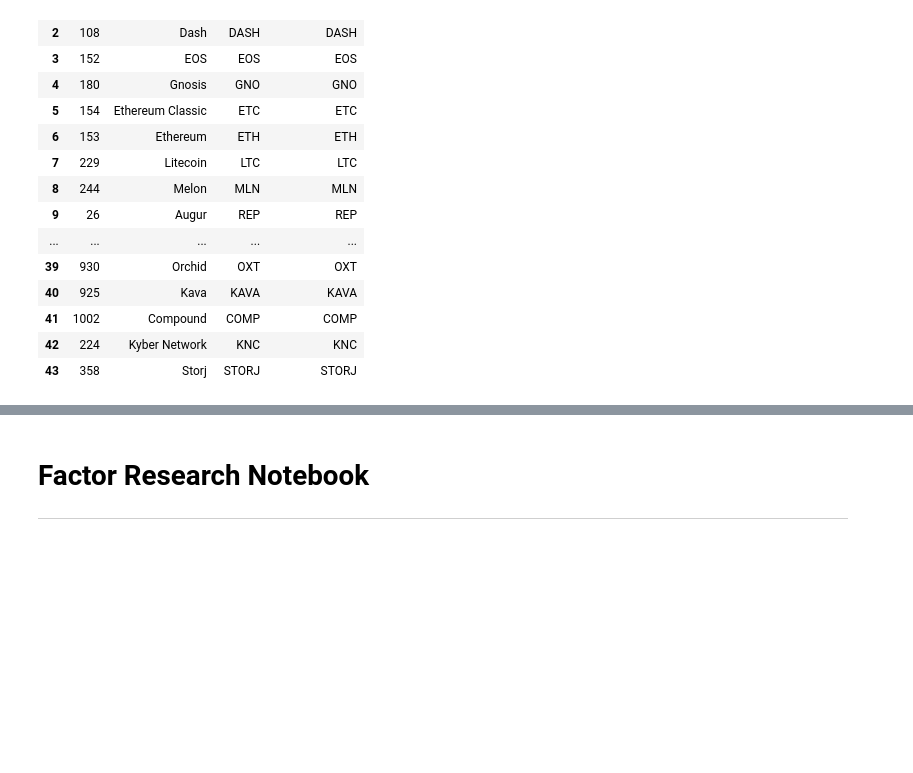
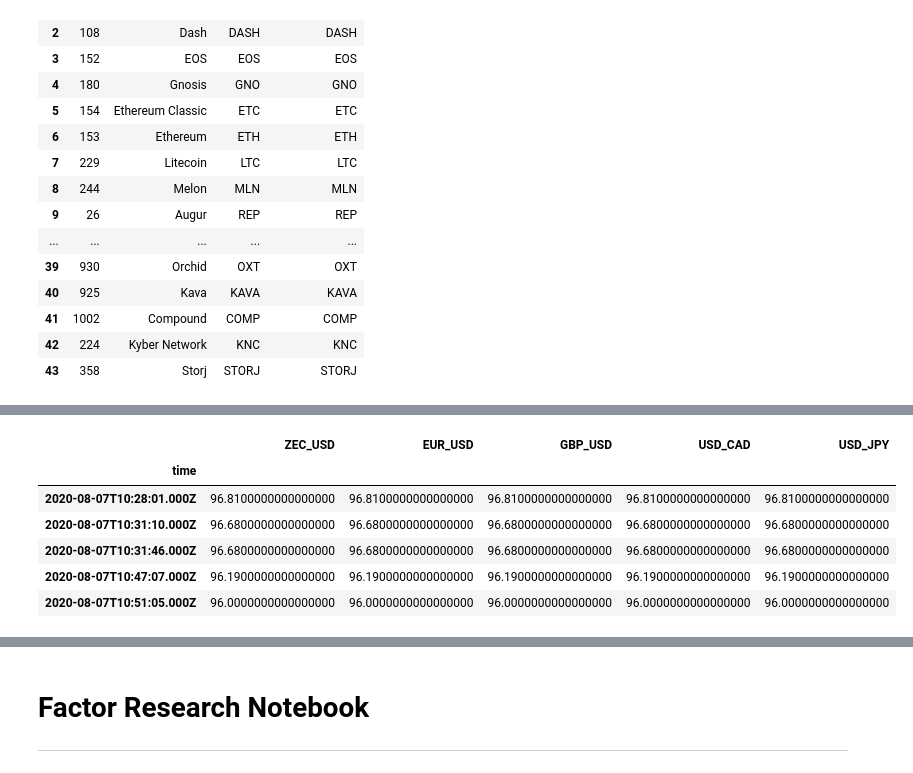
Before and after one commit to gdepalma93/nu_fintech_project_2, a Jupyter notebook: factor_research.ipynb, the cells around one changed output, grey strips where cells are left out. Cells and saved outputs as stored; diff of their text form; code cells hidden in the pictures; blank space fills up the shorter version.

```diff
--- a/factor_research.ipynb
+++ b/factor_research.ipynb
@@ -186,7 +239,15 @@ TypeError: string indices must be integers
 # %%
 # set index to time
-df_prices_usd_1m = df_prices_usd_1m.set_index('time')
+df_prices_usd_1m = df_prices_kraken_1st10_1m.set_index('time')
 df_prices_usd_1m.head()
+# %% [output]
+|  | ZEC_USD | EUR_USD | GBP_USD | USD_CAD | USD_JPY |
+| time |  |  |  |  |  |
+| 2020-08-07T10:28:01.000Z | 96.8100000000000000 | 96.8100000000000000 | 96.8100000000000000 | 96.8100000000000000 | 96.8100000000000000 |
+| 2020-08-07T10:31:10.000Z | 96.6800000000000000 | 96.6800000000000000 | 96.6800000000000000 | 96.6800000000000000 | 96.6800000000000000 |
+| 2020-08-07T10:31:46.000Z | 96.6800000000000000 | 96.6800000000000000 | 96.6800000000000000 | 96.6800000000000000 | 96.6800000000000000 |
+| 2020-08-07T10:47:07.000Z | 96.1900000000000000 | 96.1900000000000000 | 96.1900000000000000 | 96.1900000000000000 | 96.1900000000000000 |
+| 2020-08-07T10:51:05.000Z | 96.0000000000000000 | 96.0000000000000000 | 96.0000000000000000 | 96.0000000000000000 | 96.0000000000000000 |
 # %%
 # convert prices to floats
 df_prices_usd_1m = df_prices_usd_1m.apply(pd.to_numeric)
```
Also changed, not shown: parts of 21 cells of this notebook, 1 other file.
